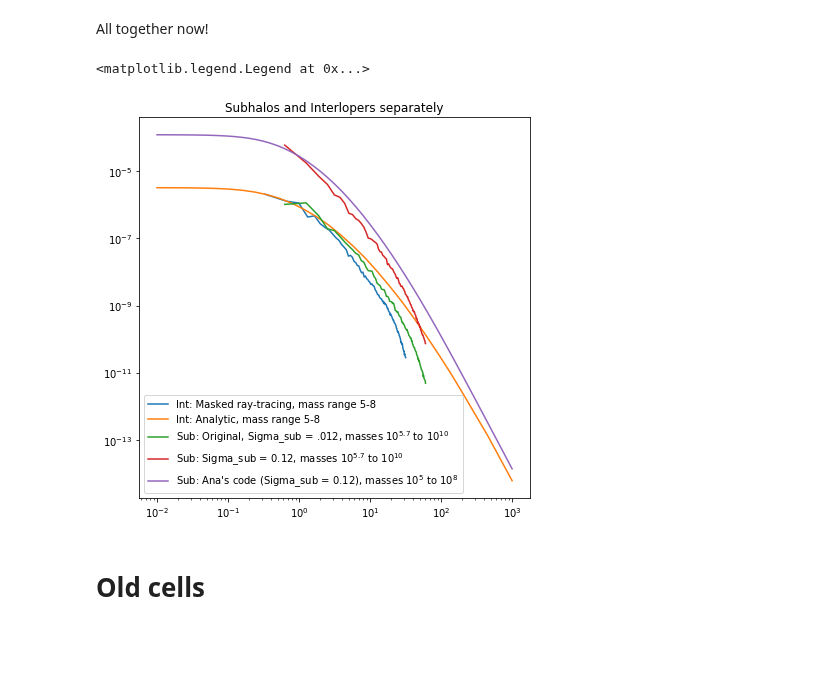
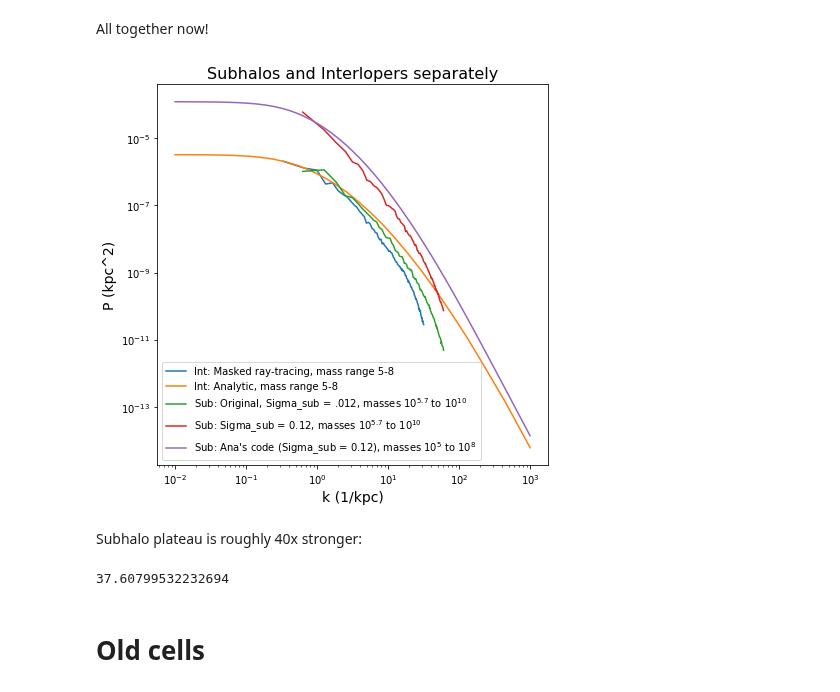
Before and after one commit to acagansengul/interlopers, a Jupyter notebook: effective_convergence.ipynb, the cells around one changed output. Cells and saved outputs as stored; diff of their text form; code cells hidden in the pictures; blank space fills up the shorter version.

```diff
--- a/effective_convergence.ipynb
+++ b/effective_convergence.ipynb
@@ -1065,24 +1065,32 @@ All together now!
 # %%
 plt.figure(figsize=(7,7))
 
-plt.title('Subhalos and Interlopers separately')
+plt.title('Subhalos and Interlopers separately', fontsize=16)
 #plt.loglog(klist_intproj58, plist_intproj58[0], label='Projection, mass range 5-8')
 #plt.loglog(klist_int58, plist_int58[0], label='Full ray-tracing, mass range 5-8')
 plt.loglog(klist_maskint58, plist_maskint58[0]/mask_coverage, label='Int: Masked ray-tracing, mass range 5-8')
 plt.loglog(interloper_ps_58[:,0], interloper_ps_58[:,1], label='Int: Analytic, mass range 5-8')
 #plt.loglog(interloper_ps_58_nomeff[:,0], interloper_ps_58_nomeff[:,1], label='Analytic no meff, mass range 5-8')
 plt.loglog(klist_sub, plist_sub[0], label='Sub: Original, Sigma_sub = .012, masses $10^{5.7}$ to $10^{10}$')
 #plt.loglog(klist_sub58, plist_sub58[0], label='Mass range $10^5$ to $10^8$')
 plt.loglog(klist_sub10, plist_sub10[0], label='Sub: Sigma_sub = 0.12, masses $10^{5.7}$ to $10^{10}$')
 #plt.loglog(ana_power[:,0], ana_power[:,1], label='Ana\'s code (Sigma_sub = 0.12), masses $10^{5.7}$ to $10^{10}$')
 plt.loglog(ana_power_58[:,0], ana_power_58[:,1], label='Sub: Ana\'s code (Sigma_sub = 0.12), masses $10^5$ to $10^8$')
 
 plt.legend(loc='lower left')
 
-#plt.savefig('imgs/feb19_ps_interloper.png')
+plt.xlabel('k (1/kpc)', size=14)
+plt.ylabel('P (kpc^2)', size=14)
+
+#plt.savefig('imgs/feb19_ps_both.png')
 # %% [output]
-<matplotlib.legend.Legend at 0x...>
-[figure, old version]
+[figure, new version]
+# %% [markdown]
+Subhalo plateau is roughly 40x stronger:
+# %%
+ana_power_58[0][1] / interloper_ps_58[0][1]
+# %% [output]
+37.60799532232694
 # %% [markdown]
 # Old cells
 # %%
```
Also changed, not shown: 1 other file.
